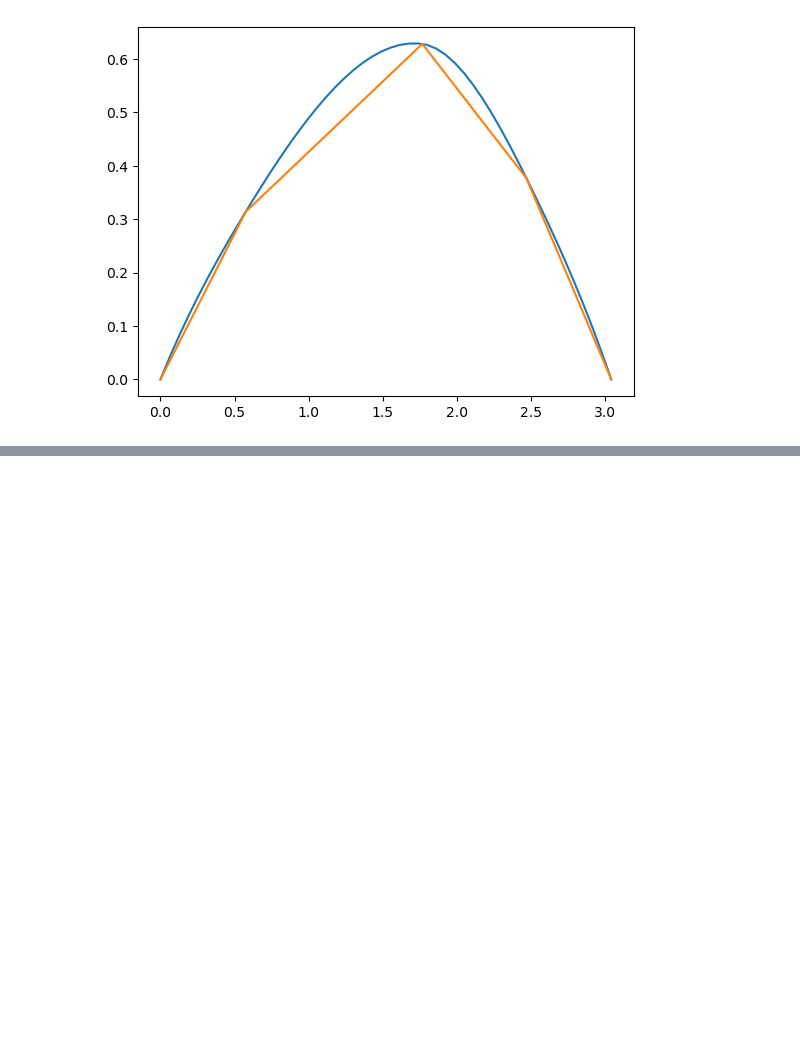
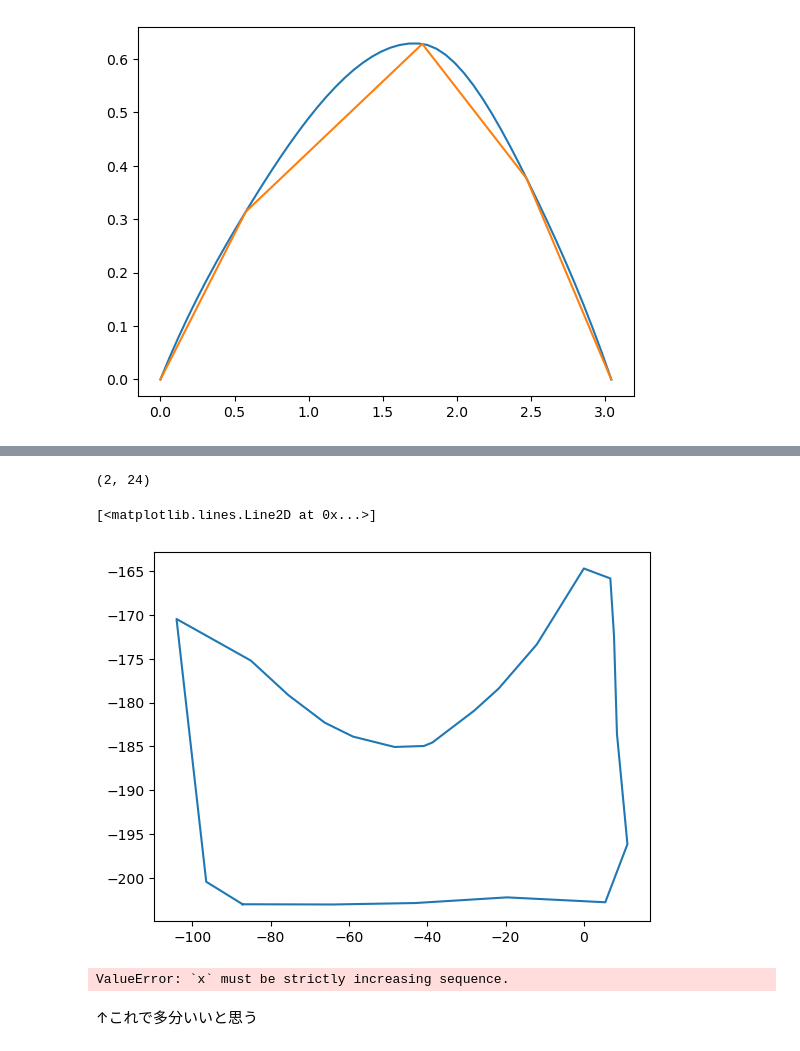
Before and after one commit to hatofly/jishupuro_code, a Jupyter notebook: scripts/traj_sandbox.ipynb, the cells around one changed output, grey strips where cells are left out. Saved outputs shown, nothing was run; the diff lists cells and outputs as text; code cells hidden in the pictures; blank space fills up the shorter version.

```diff
--- a/scripts/traj_sandbox.ipynb
+++ b/scripts/traj_sandbox.ipynb
@@ -53,0 +119,24 @@ point([0,1],[1,2])
+# %%
+def point_scal(th1,th2):
+    x = -125*math.cos(th1)-125*math.cos(th2+th1-PI)
+    y = 125*math.sin(th1)+125*math.sin(th2+th1-PI)
+    return x,y
+point = np.vectorize(point_scal)
+points = np.array(point(traj2[:,0],traj[:,1]))
+print(points.shape)
+plt.plot(points[0],-points[1])
+# %% [output]
+(2, 24)
+[<matplotlib.lines.Line2D at 0x...>]
+[figure, added]
+# %%
+f0 = np.vectorize(interpolate.Akima1DInterpolator(traj2[:,2],traj2[:,0]))
+f1 = np.vectorize(interpolate.Akima1DInterpolator(traj2[:,2],traj2[:,1]))
+timeline = np.linspace(traj2[0,2],traj2[-1,2],2000)
+points_smooth = np.array(point(f0(timeline),f1(timeline)))
+print(points_smooth.shape)
+plt.plot(points_smooth[0],-points_smooth[1])
+# %% [output]
+ValueError: `x` must be strictly increasing sequence.
+# %% [markdown]
+↑これで多分いいと思う
```
Also changed, not shown: parts of 5 cells of this notebook, 1 other file.
